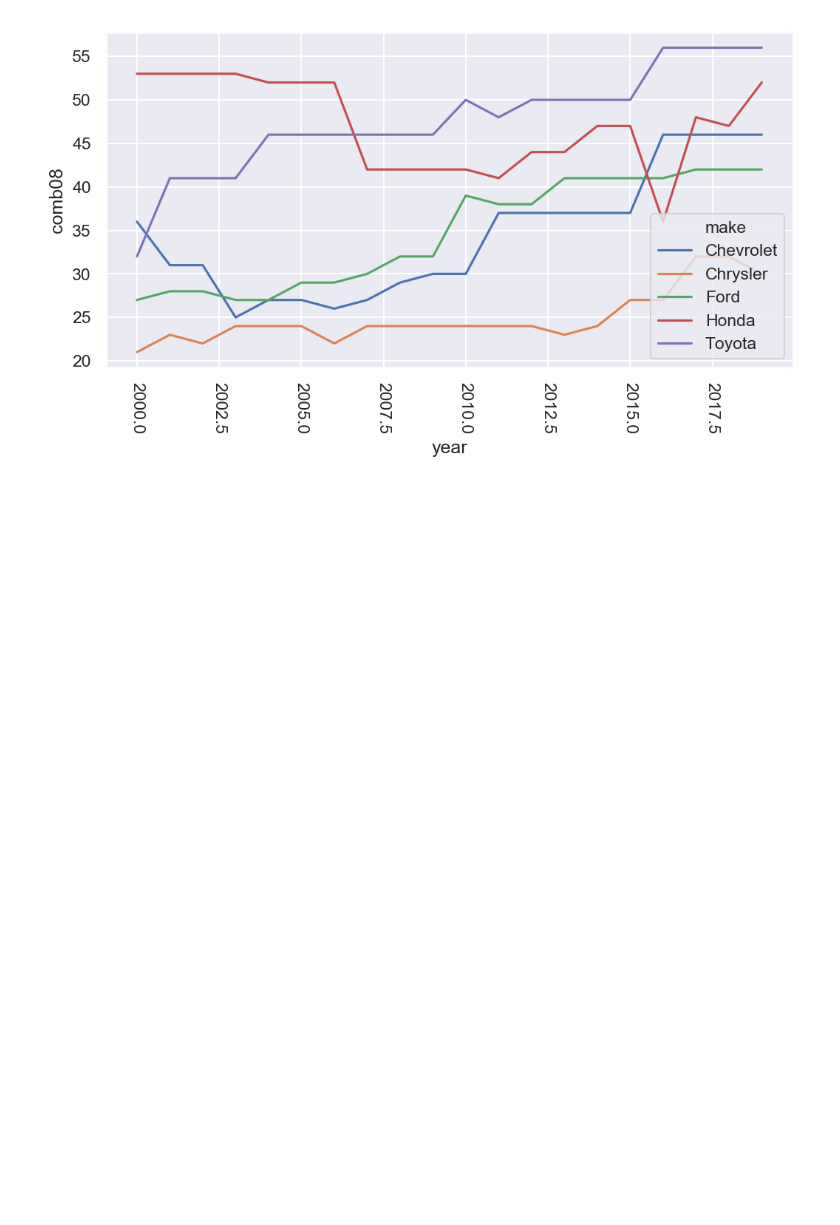
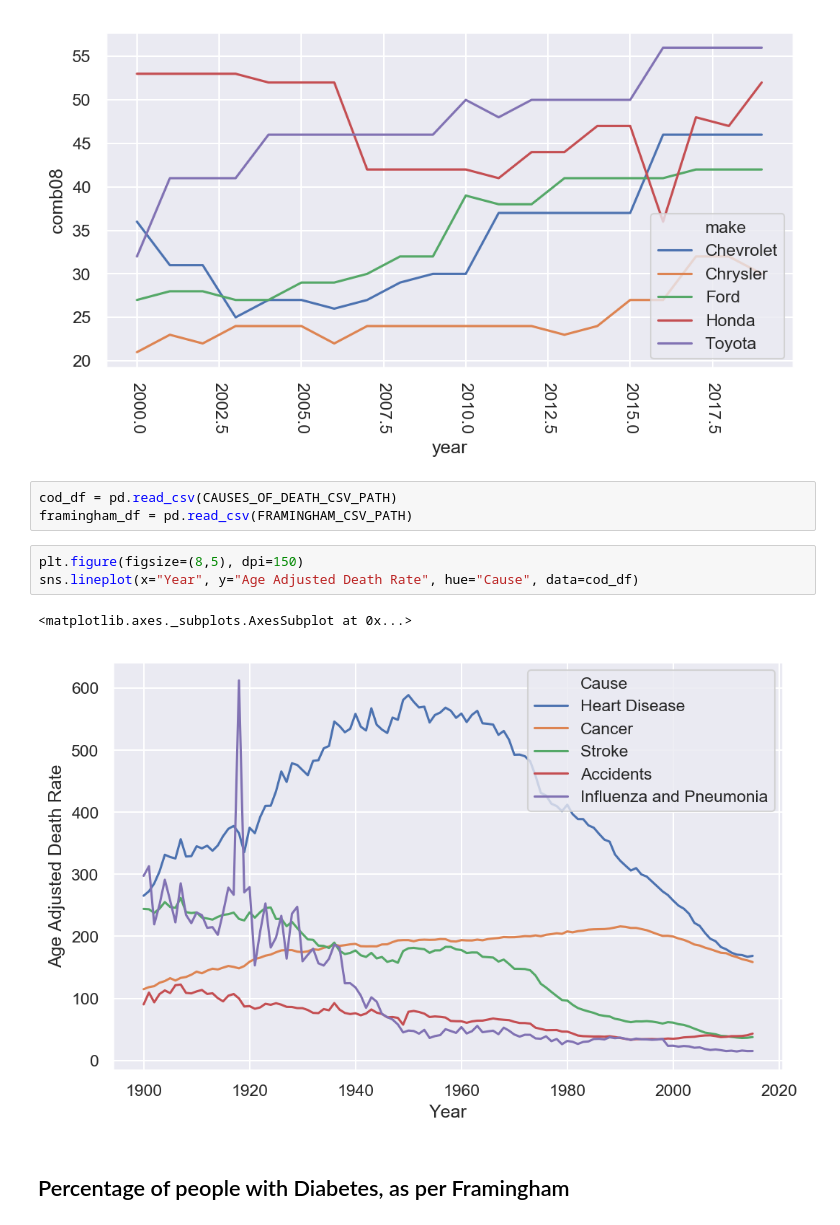
Before and after one commit to mnvsngv/cs696-bigdata, a Jupyter notebook: Assignment 2/Assignment 2.ipynb, the cells around one changed output. Drawn from its saved outputs; the diff is of its cells as text; blank space fills up the shorter version.

```diff
--- a/Assignment 2/Assignment 2.ipynb
+++ b/Assignment 2/Assignment 2.ipynb
@@ -49,3 +50,14 @@ plt.xticks(rotation=-90)
 (array([1997.5, 2000. , 2002.5, 2005. , 2007.5, 2010. , 2012.5, 2015. ,
         2017.5, 2020. ]), <a list of 10 Text xticklabel objects>)
 [figure]
+# %%
+cod_df = pd.read_csv(CAUSES_OF_DEATH_CSV_PATH)
+framingham_df = pd.read_csv(FRAMINGHAM_CSV_PATH)
+# %%
+plt.figure(figsize=(8,5), dpi=150)
+sns.lineplot(x="Year", y="Age Adjusted Death Rate", hue="Cause", data=cod_df)
+# %% [output]
+<matplotlib.axes._subplots.AxesSubplot at 0x...>
+[figure, added]
+# %% [markdown]
+## Percentage of people with Diabetes, as per Framingham
```
Also changed, not shown: parts of 4 cells of this notebook.
